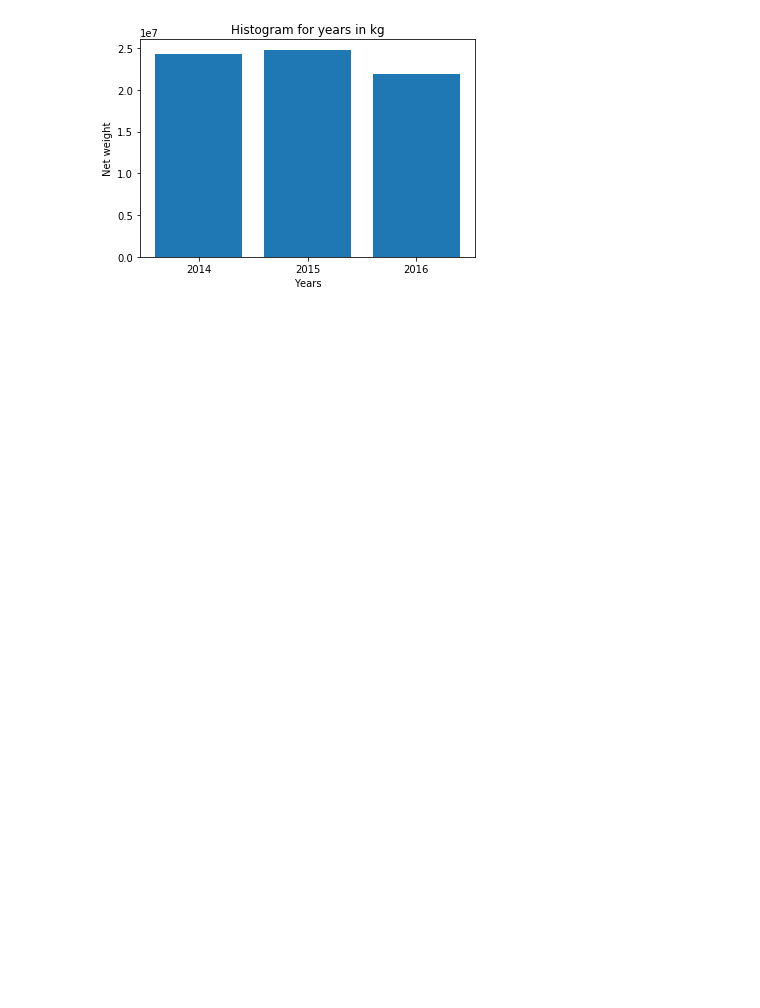
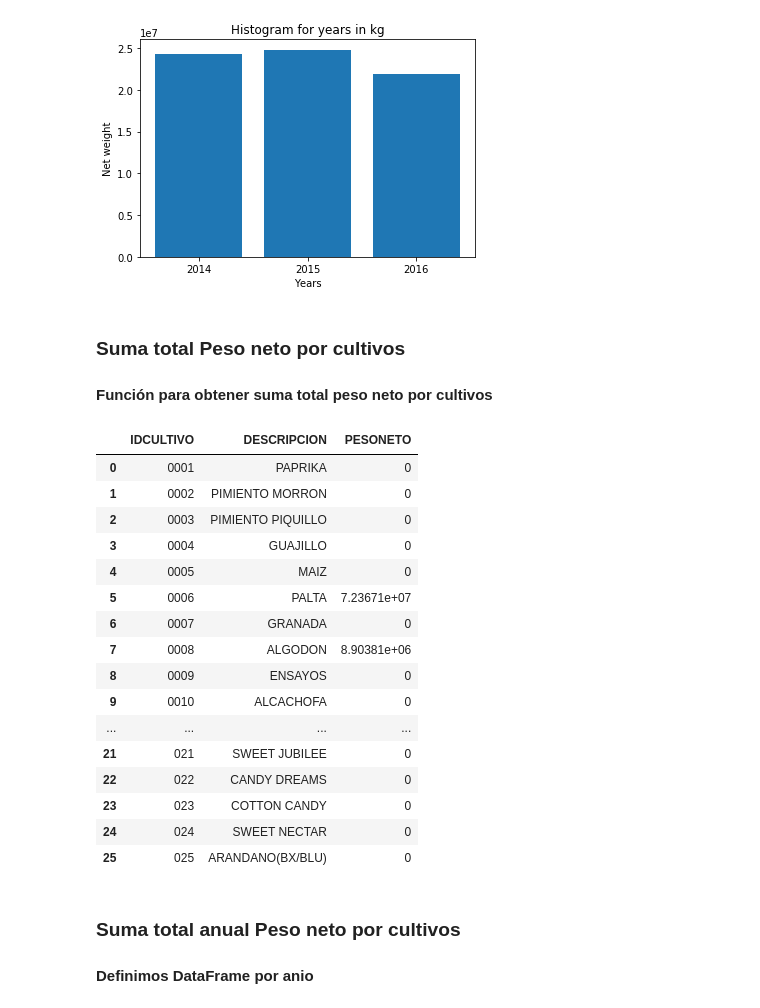
Before and after one commit to EvelynAncajimaMinguillo/ACP, a Jupyter notebook: GraficosMatplotlib/OrdenarDatosParaDF.ipynb, the cells around one changed output. Drawn from its saved outputs; the diff is of its cells as text; code cells hidden in the pictures; blank space fills up the shorter version.

Commit message:
B06 - P1: Peso Neto en Kg por cultivo

```diff
--- a/GraficosMatplotlib/OrdenarDatosParaDF.ipynb
+++ b/GraficosMatplotlib/OrdenarDatosParaDF.ipynb
@@ -18,6 +20,9 @@ df_disac= pd.read_sql_query("SELECT IDINGRESOSALIDAACOPIOCAMPO,ITEM, IDPRODUCTO,
 df_productos = pd.read_sql_query("SELECT IDPRODUCTO, ES_DESCARTE,ES_TERMINADO, IDGRUPO,IDSUBGRUPO,PARA_EXPORTACION,"
                                  + "DESCRIPCION, IDMEDIDA, IDCONDICION, IDINSUMO, IDTALLA,IDCULTIVO, IDVARIEDAD"
                                  + " FROM PRODUCTOS where IDGRUPO in ('2100', '2101', '2300')",cnxn)
+
+df_cultivos = pd.read_sql_query("SELECT IDCULTIVO, DESCRIPCION FROM CULTIVOS", cnxn)
+
 df_disac.head(5)
 # %% [output]
 |  | IDINGRESOSALIDAACOPIOCAMPO | ITEM | IDPRODUCTO | DESCRIPCION | FECHACREACION | IDMEDIDA | IDCONSUMIDOR | ... |
@@ -167,3 +165,54 @@ plt.ylabel("Net weight")
 plt.show()
 # %% [output]
 [figure]
+# %% [markdown]
+###  Suma total Peso neto por cultivos
+#### Función para obtener suma total peso neto por cultivos
+# %%
+import os
+def get_disac_cultivo(df_c):
+    df_disac_cultivo = pd.DataFrame(columns=["IDCULTIVO","DESCRIPCION", "PESONETO"])
+
+    df_disac_cultivo[["IDCULTIVO", "DESCRIPCION"]]  = df_c[["IDCULTIVO", "DESCRIPCION"]]
+
+    df_disac["IDCULTIVO"].to_csv("df_disac.csv")
+
+    for i in range (0, len(df_disac_cultivo)):
+        os.system("grep " + ','+ df_c["IDCULTIVO"][i] + " df_disac.csv > df_cultivos_repeat.csv")
+        size_cultivos = os.path.getsize('df_cultivos_repeat.csv')
+
+        if size_cultivos > 0 :
+            df_cultivos_temp = pd.read_csv("df_cultivos_repeat.csv")
+            df_disac_sum = df_disac.groupby(['IDCULTIVO']).get_group(df_disac_cultivo["IDCULTIVO"][i])["PESONETO"].sum()
+            if df_disac_cultivo["IDCULTIVO"][i] == '0008':
+                df_disac_cultivo["PESONETO"][i] = df_disac_sum * 46.02
+            else:
+                df_disac_cultivo["PESONETO"][i] = df_disac_sum
+        else:
+            df_disac_cultivo["PESONETO"][i] = 0
+    return df_disac_cultivo
+# %%
+# Invocanco a la función para obtenr suma total peso neto por cultivos
+df_peso_cultivo = get_disac_cultivo(df_cultivos)
+df_peso_cultivo
+# %% [output]
+|  | IDCULTIVO | DESCRIPCION | PESONETO |
+| 0 | 0001 | PAPRIKA | 0 |
+| 1 | 0002 | PIMIENTO MORRON | 0 |
+| 2 | 0003 | PIMIENTO PIQUILLO | 0 |
+| 3 | 0004 | GUAJILLO | 0 |
+| 4 | 0005 | MAIZ | 0 |
+| 5 | 0006 | PALTA | 7.23671e+07 |
+| 6 | 0007 | GRANADA | 0 |
+| 7 | 0008 | ALGODON | 8.90381e+06 |
+| 8 | 0009 | ENSAYOS | 0 |
+| 9 | 0010 | ALCACHOFA | 0 |
+| ... | ... | ... | ... |
+| 21 | 021 | SWEET JUBILEE | 0 |
+| 22 | 022 | CANDY DREAMS | 0 |
+| 23 | 023 | COTTON CANDY | 0 |
+| 24 | 024 | SWEET NECTAR | 0 |
+| 25 | 025 | ARANDANO(BX/BLU) | 0 |
+# %% [markdown]
+###  Suma total anual Peso neto por cultivos
+#### Definimos DataFrame por anio
```
Also changed, not shown: parts of 18 cells of this notebook, 8 other files.
